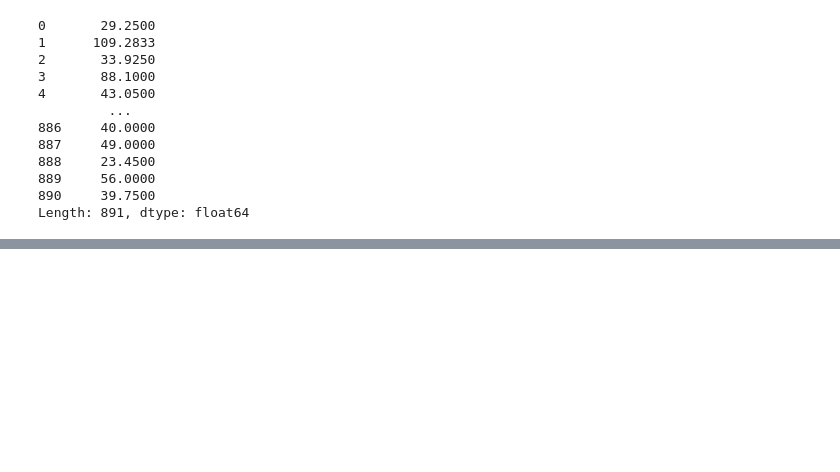
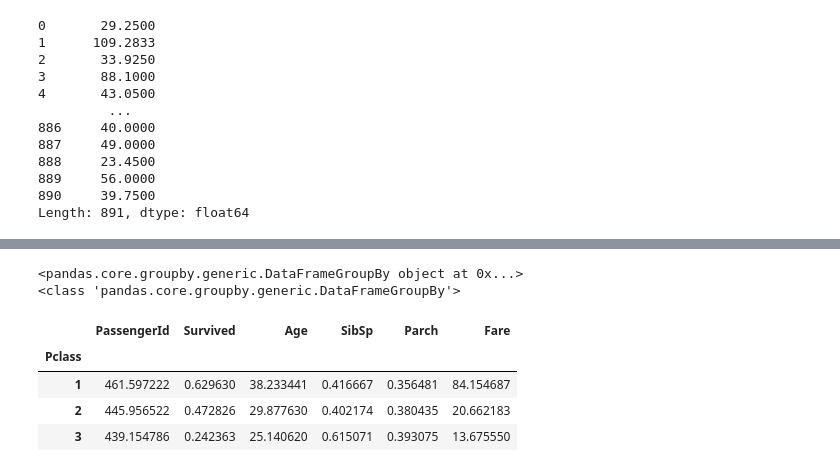
Before and after one commit to Junohera/PythonBasic2021, a Jupyter notebook: 02_DataAnalysis/04_Data_Handling.ipynb, the cells around one changed output, grey strips where cells are left out. Drawn from its saved outputs; the diff is of its cells as text; code cells hidden in the pictures; blank space fills up the shorter version.

```diff
--- a/02_DataAnalysis/04_Data_Handling.ipynb
+++ b/02_DataAnalysis/04_Data_Handling.ipynb
@@ -798,0 +802,23 @@ Length: 891, dtype: float64
+# %%
+# by에 입력된 'Pclass' 의 구성값들로 그룹이 만들어집니다.
+titanic_groupby = titanicDF.groupby(by='Pclass')
+# 현재는 그룹만 구성하고 아무일도 안한 상태이므로
+# titanic_groupby를 출력해도 결과는 Object형태로 출력됩니다.
+
+print(titanic_groupby)
+print(type(titanic_groupby))
+# %% [output]
+<pandas.core.groupby.generic.DataFrameGroupBy object at 0x...>
+<class 'pandas.core.groupby.generic.DataFrameGroupBy'>
+# %%
+# 객체상태에서는 아무정보를 얻어낼 수 없습니다.
+# 그룹객체를 대상으로한 함수 실행등으로 필요한 정보를 얻어냅니다.
+# DataFrameGroupBy객체에 함수를 호출하여 Group By를 수행합니다.
+titanic_groupby = titanicDF.groupby('Pclass').mean()
+titanic_groupby
+# %% [output]
+|  | PassengerId | Survived | Age | SibSp | Parch | Fare |
+| Pclass |  |  |  |  |  |  |
+| 1 | 461.597222 | 0.629630 | 38.233441 | 0.416667 | 0.356481 | 84.154687 |
+| 2 | 445.956522 | 0.472826 | 29.877630 | 0.402174 | 0.380435 | 20.662183 |
+| 3 | 439.154786 | 0.242363 | 25.140620 | 0.615071 | 0.393075 | 13.675550 |
```
Also changed, not shown: parts of 9 cells of this notebook.
